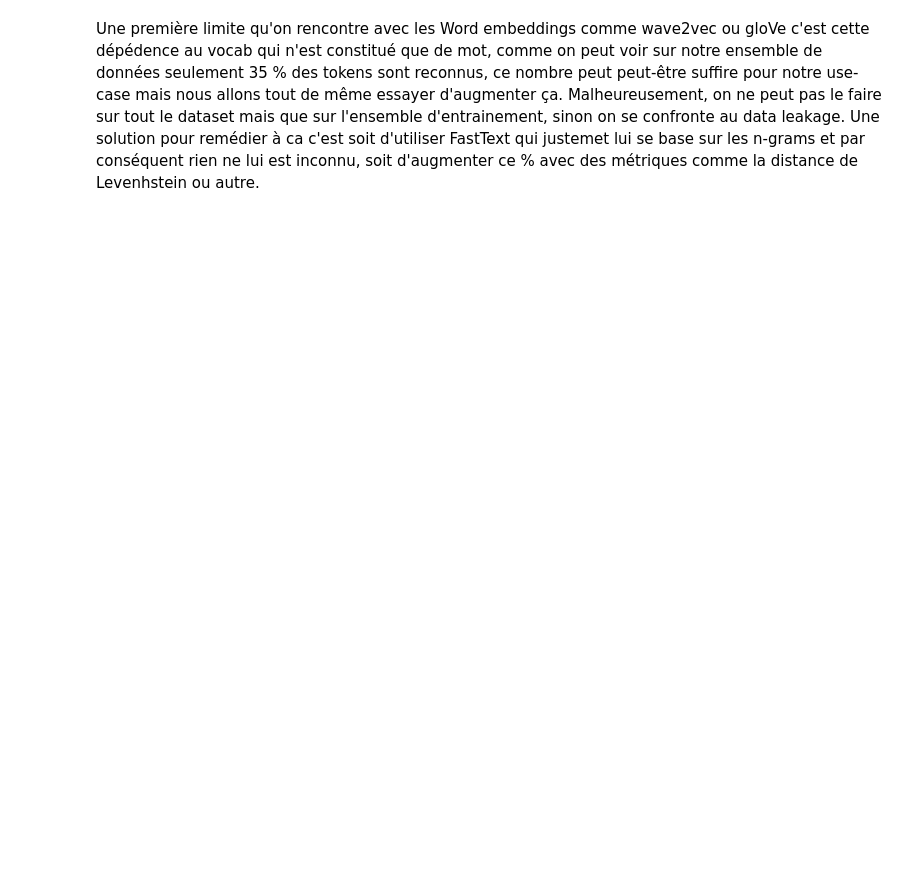
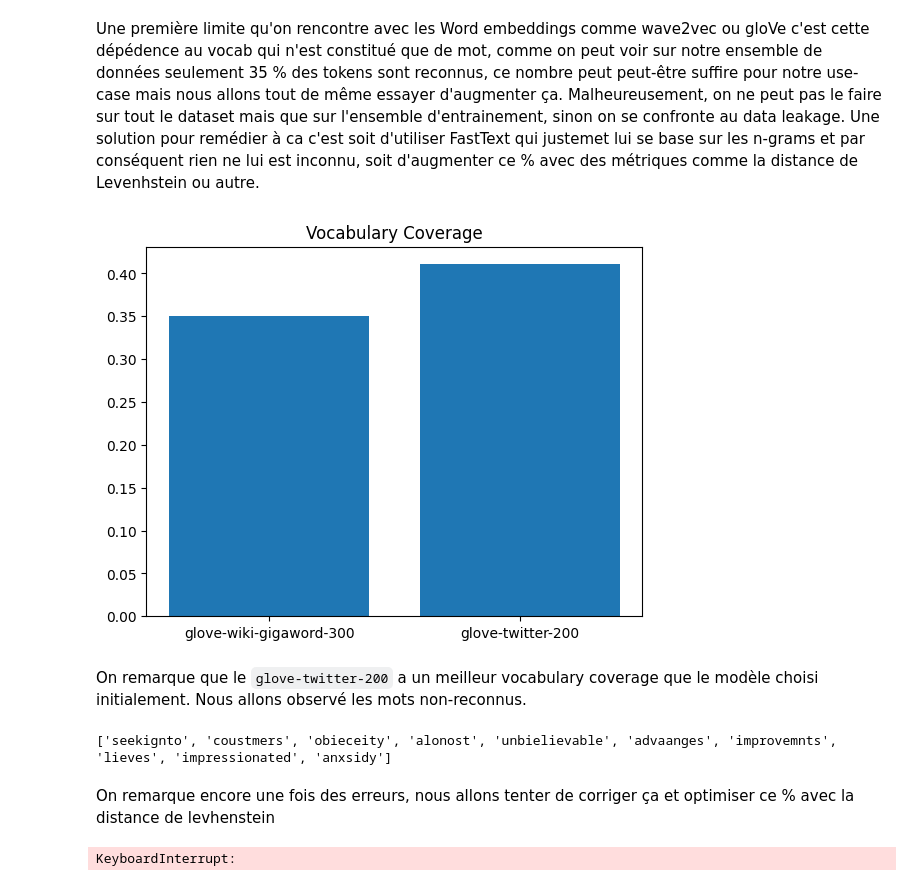
Before and after one commit to mlengineershub/LazyTeacher, a Jupyter notebook: eda.ipynb, the cells around one changed output. Cells and saved outputs as stored; diff of their text form; code cells hidden in the pictures; blank space fills up the shorter version.

```diff
--- a/eda.ipynb
+++ b/eda.ipynb
@@ -376,6 +294,0 @@ value_coverage2
-# %%
-val = [value_coverage['vocabulary_coverage'], value_coverage2['vocabulary_coverage']]
-
-plt.bar(['simple_cleaned_text', 'stemmed_text'], val)
-plt.title('Vocabulary Coverage')
-plt.show()
@@ -383,0 +295,21 @@ plt.show()
+# %%
+def plot_value_coverage(list_dict: list,
+                        list_labels: list,
+                        output_path: Optional[str] = None) -> None:
+
+    """
+    Plot the value coverage
+
+    Args:
+        list_dict {list} -- the list of dictionaries
+        list_labels {list} -- the list of labels
+        output_path {Optional[str]} -- the output path
+    """
+
+    val = [x['vocabulary_coverage'] for x in list_dict]
+
+    plt.bar(list_labels, val)
+    plt.title('Vocabulary Coverage')
+    if output_path:
+        plt.savefig(output_path)
+    plt.show()
@@ -384,2 +320,19 @@ plt.show()
 # %% [markdown]
 Une première limite qu'on rencontre avec les Word embeddings comme wave2vec ou gloVe c'est cette dépédence au vocab qui n'est constitué que de mot, comme on peut voir sur notre ensemble de données seulement 35 % des tokens sont reconnus, ce nombre peut peut-être suffire pour notre use-case mais nous allons tout de même essayer d'augmenter ça. Malheureusement, on ne peut pas le faire sur tout le dataset mais que sur l'ensemble d'entrainement, sinon on se confronte au data leakage. Une solution pour remédier à ca c'est soit d'utiliser FastText qui justemet lui se base sur les n-grams et par conséquent rien ne lui est inconnu, soit d'augmenter ce % avec des métriques comme la distance de Levenhstein ou autre.
+# %%
+glove_twitter = downloader.load('glove-twitter-200')
+# %%
+value_coverage_twitter = vocabulary_coverage_glove(df, 'simple_cleaned_text', glove_twitter)
+# %%
+plot_value_coverage([value_coverage, value_coverage_twitter], ['glove-wiki-gigaword-300', 'glove-twitter-200'])
+# %% [output]
+[figure, added]
+# %% [markdown]
+On remarque que le `glove-twitter-200` a un meilleur vocabulary coverage que le modèle choisi initialement. Nous allons observé les mots non-reconnus.
+# %%
+not_recognized_sample = list(value_coverage_twitter['words_not_in_glove'])
+print(not_recognized_sample[:10])
+# %% [output]
+['seekignto', 'coustmers', 'obieceity', 'alonost', 'unbielievable', 'advaanges', 'improvemnts', 'lieves', 'impressionated', 'anxsidy']
+# %% [markdown]
+On remarque encore une fois des erreurs, nous allons tenter de corriger ça et optimiser ce % avec la distance de levhenstein
@@ -385,0 +369,4 @@ Une première limite qu'on rencontre avec les Word embeddings comme wave2vec ou
+# %%
+glove_twitter_lev_matrix = glove_levensthein_matrix(df, 'simple_cleaned_text', glove_twitter)
+# %% [output]
+KeyboardInterrupt:
```
Also changed, not shown: parts of 18 cells of this notebook.
